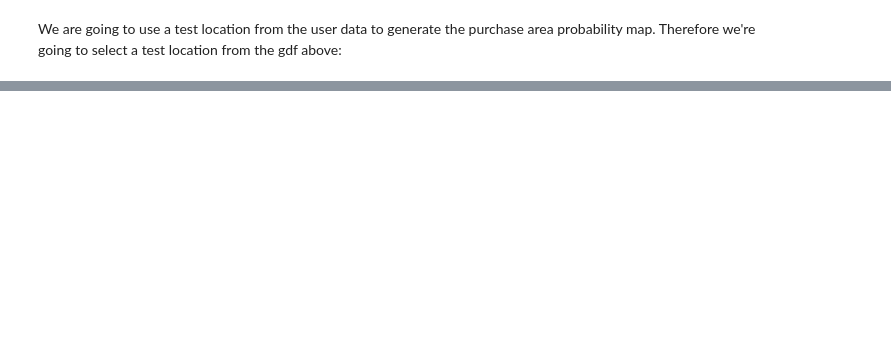
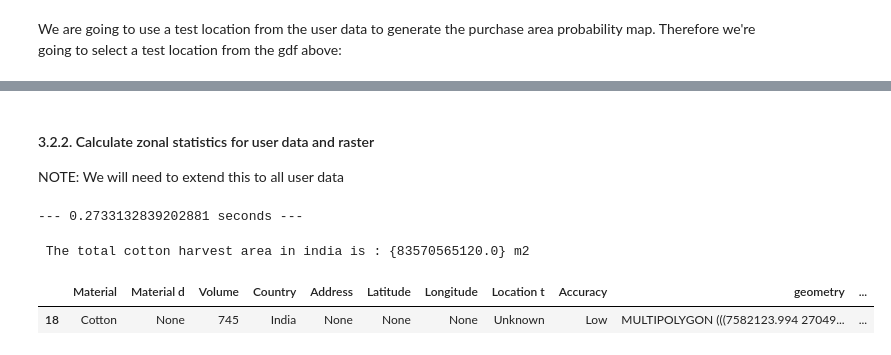
Before and after one commit to Vizzuality/landgriffon, a Jupyter notebook: data/notebooks/Lab/0_5_Area_distribution.ipynb, the cells around one changed output, grey strips where cells are left out. Cells and saved outputs as stored; diff of their text form; code cells hidden in the pictures; blank space fills up the shorter version.

```diff
--- a/data/notebooks/Lab/0_5_Area_distribution.ipynb
+++ b/data/notebooks/Lab/0_5_Area_distribution.ipynb
@@ -185,0 +72,3 @@ with rio.open( '../../datasets/processed/purchase_area_distribution_cotton_4326.
+# %%
+test_location = input_data.loc[(input_data['Material']=='Cotton') & (input_data['Country']=='India') & ((input_data['Volume']==745) )]
+test_location
@@ -185,0 +78,3 @@ with rio.open( '../../datasets/processed/purchase_area_distribution_cotton_4326.
+# %%
+test_location = test_location.set_crs("EPSG:4326")
+print(f'projection of user data is: {test_location.crs}')
@@ -185,0 +83,3 @@ with rio.open( '../../datasets/processed/purchase_area_distribution_cotton_4326.
+# %%
+#reproject to epsg3857
+test_location = test_location.to_crs("EPSG:3857")
@@ -185,0 +249,27 @@ with rio.open( '../../datasets/processed/purchase_area_distribution_cotton_4326.
+# %% [markdown]
+<a id='zonal_stats'></a>
+#### 3.2.2. Calculate zonal statistics for user data and raster
+
+NOTE: We will need to extend this to all user data
+# %%
+#zonal stats in india to get the sum of all fraction harvest area
+total_harves_area_cotton = '../../datasets/raw/probability_map/area_total_cotton_raster_epsg3857.tif'
+start_time = time.time()
+zs_india_test = zonal_stats(
+    test_location,
+    total_harves_area_cotton,
+    stats="sum")
+print("--- %s seconds ---" % (time.time() - start_time))
+# %% [output]
+--- 0.2733132839202881 seconds ---
+# %%
+print(f' The total cotton harvest area in india is :', {zs_india_test[0]['sum']}, 'm2')
+# %% [output]
+ The total cotton harvest area in india is : {83570565120.0} m2
+# %%
+## ad field to gdf
+test_location['Total_af'] = zs_india_test[0]['sum']
+test_location
+# %% [output]
+|  | Material | Material d | Volume | Country | Address | Latitude | Longitude | Location t | Accuracy | geometry | ... |
+| 18 | Cotton | None | 745 | India | None | None | None | Unknown | Low | MULTIPOLYGON (((7582123.994 27049... | ... |
```
Also changed, not shown: parts of 51 cells of this notebook.
